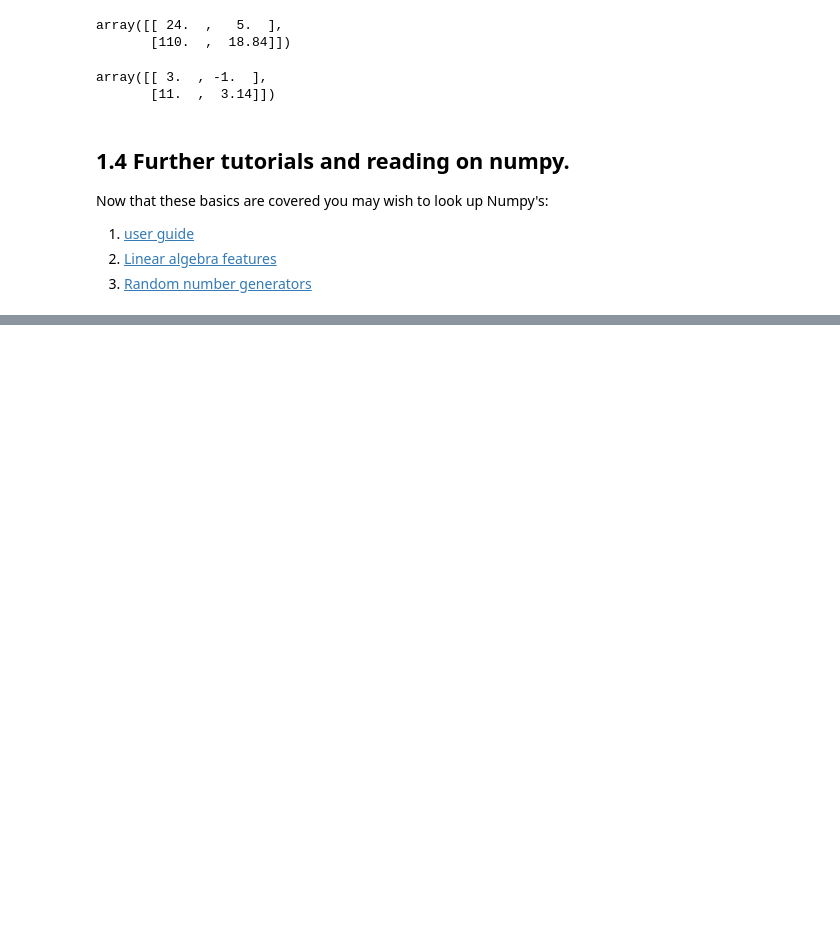
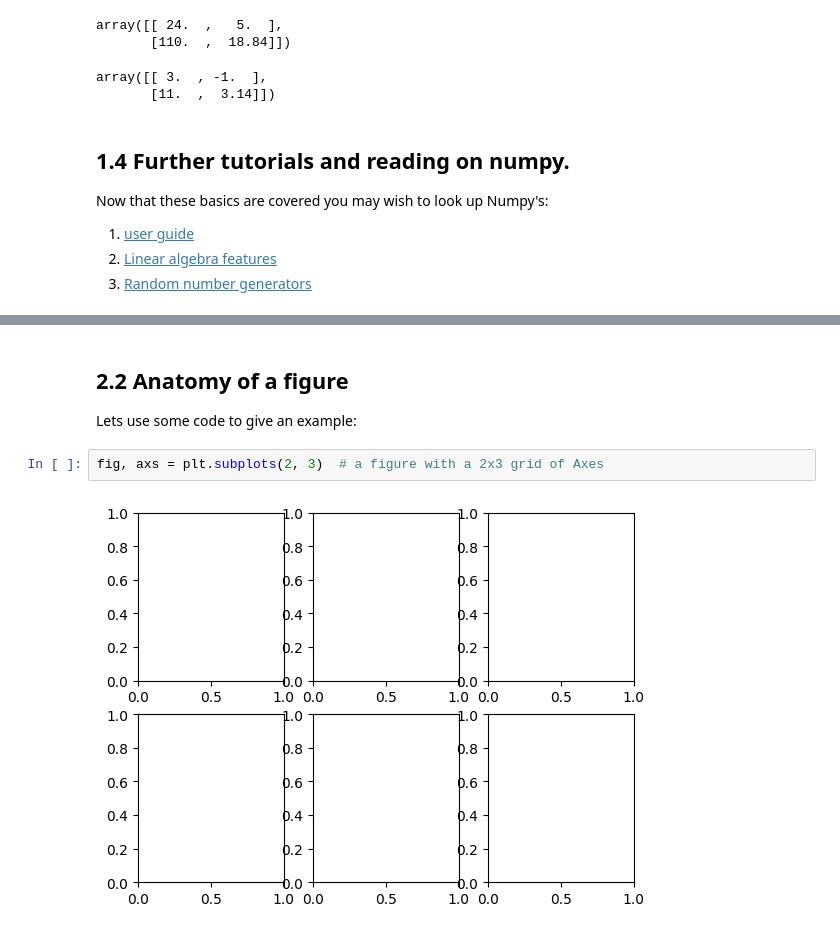
Before and after one commit to m-d-grunnill/Python-and-PyGOM-tuorial, a Jupyter notebook: Python_packages_for_Applied_Maths_and_PyGOM.ipynb, the cells around one changed output, grey strips where cells are left out. Cells and saved outputs as stored; diff of their text form; blank space fills up the shorter version.

```diff
--- a/Python_packages_for_Applied_Maths_and_PyGOM.ipynb
+++ b/Python_packages_for_Applied_Maths_and_PyGOM.ipynb
@@ -118,0 +141,8 @@ Now that these basics are covered you may wish to look up Numpy's:
+# %% [markdown]
+## 2.2 Anatomy of a figure
+
+Lets use some code to give an example:
+# %%
+fig, axs = plt.subplots(2, 3)  # a figure with a 2x3 grid of Axes
+# %% [output]
+[figure, added]
```
Also changed, not shown: parts of 22 cells of this notebook, 1 other file.
